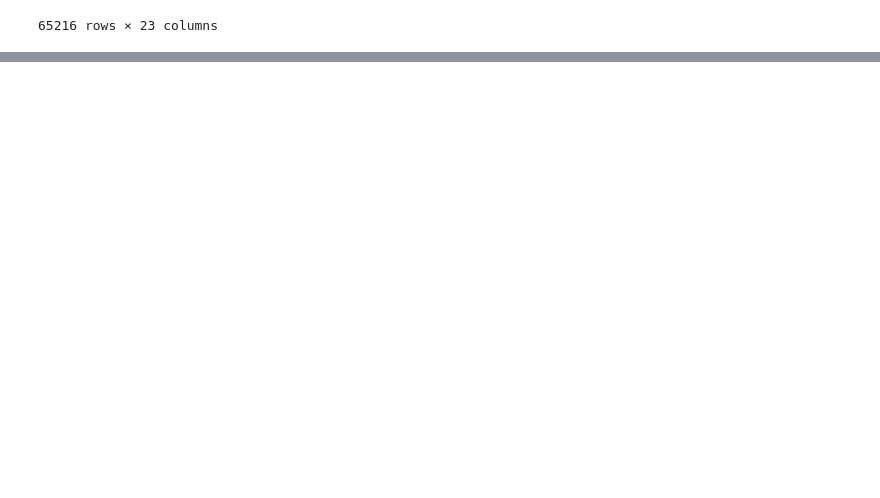
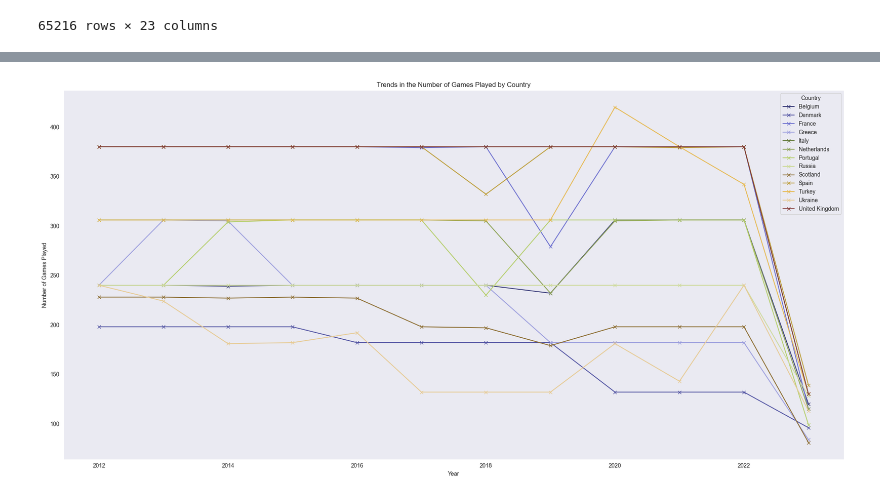
Before and after one commit to B-u-b-y/Jupiter-Notebooks, a Jupyter notebook: notebooks/games.ipynb, the cells around one changed output, grey strips where cells are left out. Drawn from its saved outputs; the diff is of its cells as text; code cells hidden in the pictures; blank space fills up the shorter version.

Commit message:
Done analysis about games

```diff
--- a/notebooks/games.ipynb
+++ b/notebooks/games.ipynb
@@ -57,0 +409,33 @@ This dataset provides comprehensive information on various matches, making it us
+# %%
+import matplotlib as mpl
+# Filter the DataFrame to include only domestic competitions
+domestic_competitions_df = df[df['competition_type'] == 'domestic_league']
+
+# Group by year and country, count the number of games
+games_per_year_country = domestic_competitions_df.groupby(['season', 'country'])['game_id'].nunique().reset_index()
+
+# Create a line plot
+plt.figure(figsize=(20, 10))
+
+# Get a colormap with as many colors as there are unique countries
+cmap = mpl.colormaps['tab20b']  # Use the new method to access the colormap
+num_countries = len(games_per_year_country['country'].unique())
+
+# Create a line for each country with a unique color
+for i, country in enumerate(games_per_year_country['country'].unique()):
+    country_data = games_per_year_country[games_per_year_country['country'] == country]
+    plt.plot(country_data['season'], country_data['game_id'], marker='x', label=country, color=cmap(i % num_countries))
+
+# Add details to the plot
+plt.title('Trends in the Number of Games Played by Country')
+plt.xlabel('Year')
+plt.ylabel('Number of Games Played')
+plt.xticks(rotation=0)
+plt.legend(title='Country')
+plt.grid()
+plt.tight_layout()
+
+# Show the plot
+plt.show()
+# %% [output]
+[figure, added]
```
Also changed, not shown: parts of 19 cells of this notebook.
